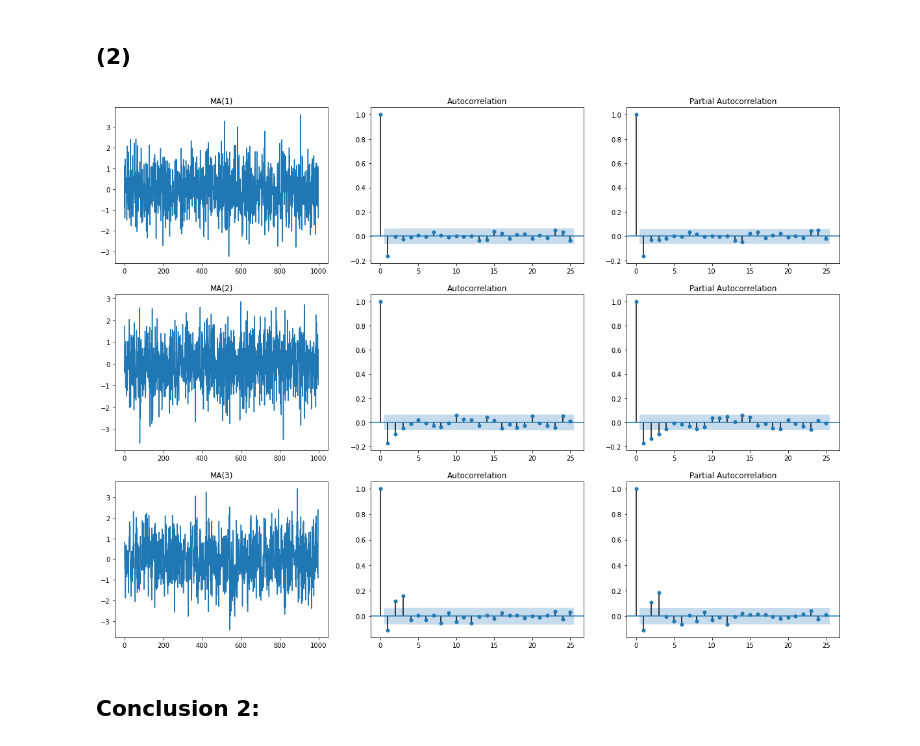
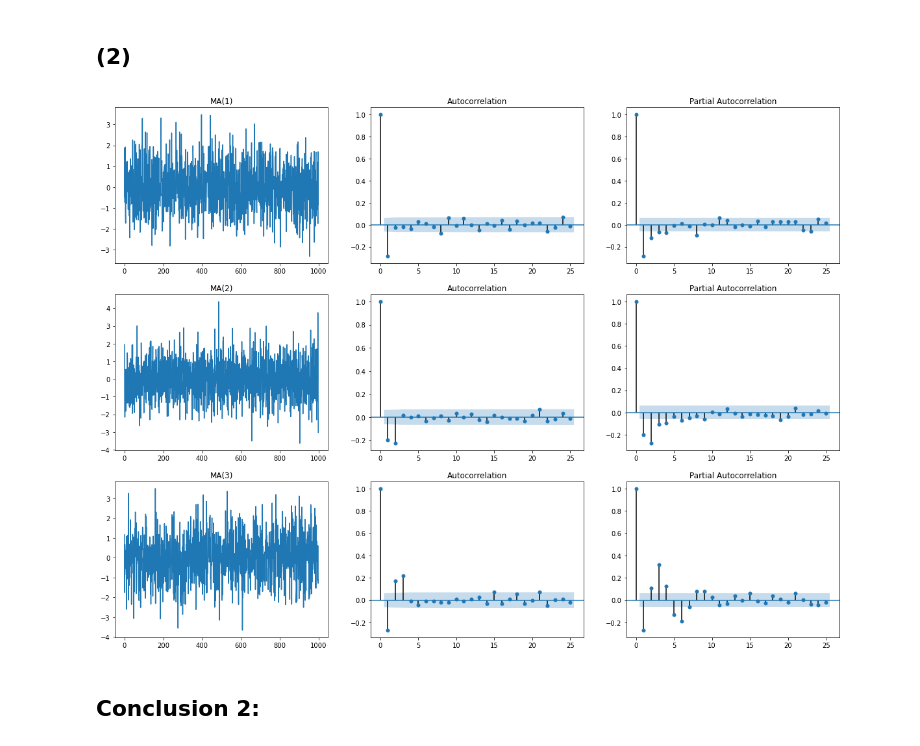
Before and after one commit to ZcPFred/FT590, a Jupyter notebook: Week02/FT590 Weekly02 Project.ipynb, the cells around one changed output. Cells and saved outputs as stored; diff of their text form; code cells hidden in the pictures.

```diff
--- a/Week02/FT590 Weekly02 Project.ipynb
+++ b/Week02/FT590 Weekly02 Project.ipynb
@@ -404,18 +426,20 @@ This feature can also help us to identify if the process is AR or not.
 # %% [markdown]
 ## (2)
 # %%
+#fit MA process and draw the simulation, ACF and PACF
 def ma (p, titles):
     fig, axes=plt.subplots(3,3,figsize=(20,15))
     for i in range(3):
         process = ArmaProcess(ma = p[i])
         data = process.generate_sample(nsample=1000)
         axes[i][0].plot(data)
         axes[i][0].set_title(titles[i])
         fig = plot_acf(data, lags=25, ax=axes[i][1])
         fig = plot_pacf(data,lags=25, ax=axes[i][2])
-ma([[1,-0.15],[1,-0.15,-0.15],[1,-0.15,0.15,0.15]], ["MA(1)","MA(2)","MA(3)"])
+
+ma([[1,-0.3],[1,-0.3,-0.3],[1,-0.3,0.3,0.3]], ["MA(1)","MA(2)","MA(3)"])
 # %% [output]
-[figure, old version]
+[figure, new version]
 # %% [markdown]
 ## Conclusion 2:
 # %% [markdown]
```
Also changed, not shown: parts of 24 cells of this notebook.
